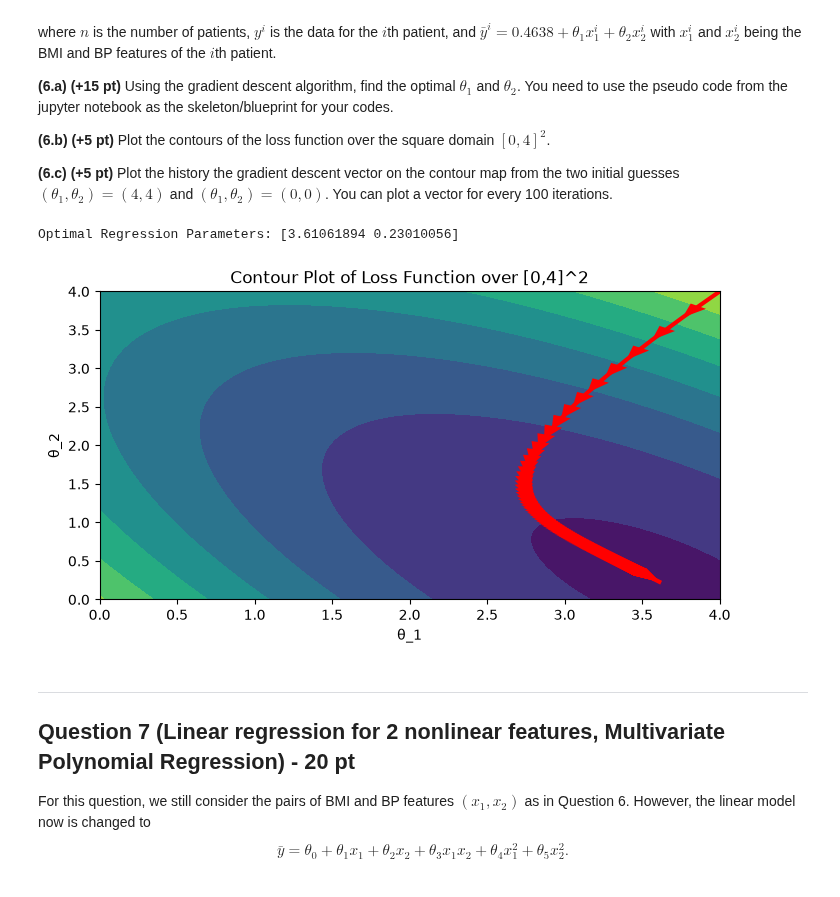
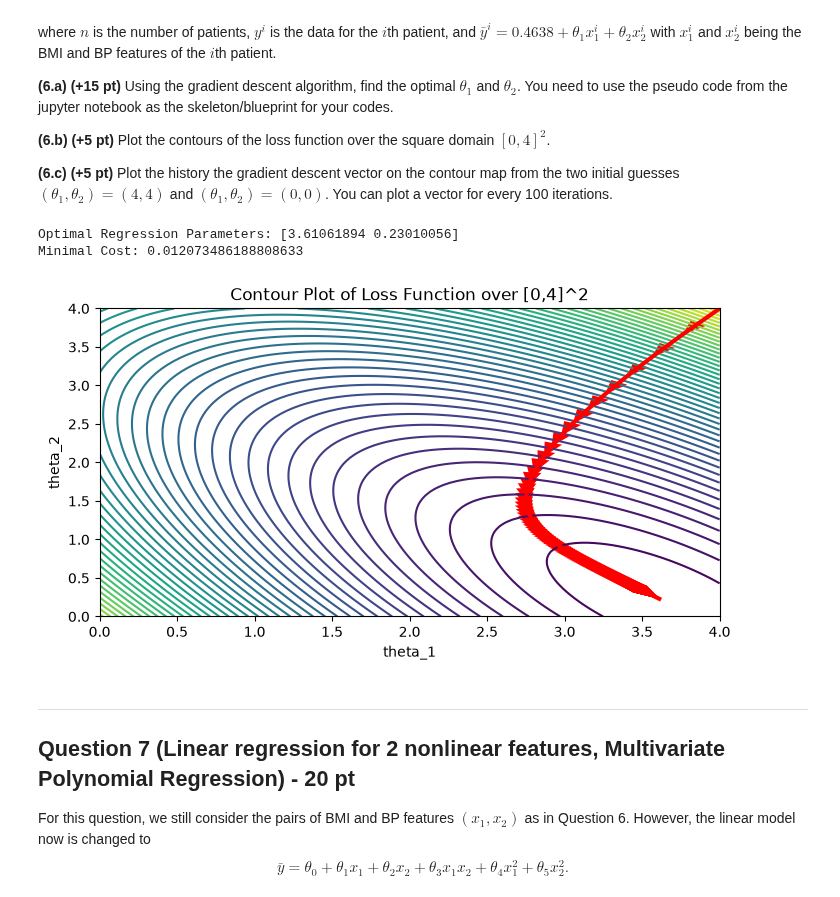
Before and after one commit to akhilghar/COE379L.1, a Jupyter notebook: Assignment_1-1.ipynb, the cells around one changed output. Saved outputs shown, nothing was run; the diff lists cells and outputs as text; code cells hidden in the pictures.

```diff
--- a/Assignment_1-1.ipynb
+++ b/Assignment_1-1.ipynb
@@ -135,9 +135,10 @@ X, y = datasets.load_diabetes(return_X_y=True, as_frame=True)
 X_train = X.iloc[-20:].loc[:, ['bmi', 'bp']].to_numpy()
 y_train = (y.iloc[-20:] / 300).to_numpy()
 
+# backtracking implementation
 tolerance = 1e-6
 step_size = 4e-1
-theta =  np.array([4,4])
+theta =  np.array([4,4]) # either [4,4] or [0,0]
 theta_prev = np.array([1,1])
 
 theta_history = []
@@ -148,38 +149,44 @@ while np.linalg.norm(theta - theta_prev) > tolerance:
     # [your work!]
     theta_prev = theta
     theta = theta_prev - step_size*mse_gradient(theta_prev, X_train.T, y_train)
+    # Optional backtracking loop (not necessary since MSE is globally convex
+    # while (mean_squared_error(theta, X_train.T, y_train) > mean_squared_error(theta_prev, X_train.T, y_train)):
+    #     step_size /= 2.0
+    #    theta = theta_prev - step_size*mse_gradient(theta_prev, X_train.T, y_train)
     theta_history.append(theta)
 
 theta_history = np.array(theta_history)
 # print(theta_history.shape)
 print("Optimal Regression Parameters: " + str(theta))
+print("Minimal Cost: " + str(mean_squared_error(theta, X_train.T, y_train)))
 
 # Part b: Contours of the MSE loss function
 theta1_ctr = np.linspace(0,4,100)
 theta2_ctr = np.linspace(0,4,100)
 
 [THETA_1, THETA_2] = np.meshgrid(theta1_ctr,theta2_ctr)
 J = np.zeros_like(THETA_1)
 for i in range(J.shape[0]):
     for j in range(J.shape[1]):
         param_choices = np.array([THETA_1[i,j], THETA_2[i,j]])
         J[i,j] = mean_squared_error(param_choices,X_train.T,y_train)
 
 fig, ax1 = plt.subplots(1,1)
-ax1.contourf(THETA_1,THETA_2,J)
-ax1.set_xlabel("θ_1")
-ax1.set_ylabel("θ_2")
+ax1.contour(THETA_1,THETA_2,J,50)
+ax1.set_xlabel("theta_1")
+ax1.set_ylabel("theta_2")
 ax1.set_title("Contour Plot of Loss Function over [0,4]^2")
 
 ax1.plot(theta_history[::100,0], theta_history[::100,1], linewidth=3, color="red")
 for i in range(100,theta_history.shape[0],100):
     arrow = theta_history[i+1,0], theta_history[i+1,1], theta_history[i+1,0]-theta_history[i,0], theta_history[i+1,1]-theta_history[i,1]
     plt.arrow(*arrow, shape='full', lw=0, length_includes_head=True, head_width=0.12, color="red")
 
 plt.savefig("gradient_descent_theta0_" + str(theta_history[0,:]) + ".png")
 # %% [output]
 Optimal Regression Parameters: [3.61061894 0.23010056]
+Minimal Cost: 0.012073486188808633
-[figure, old version]
+[figure, new version]
 # %% [markdown]
 ---
 
```
Also changed, not shown: parts of 1 cell of this notebook, 2 other files.
